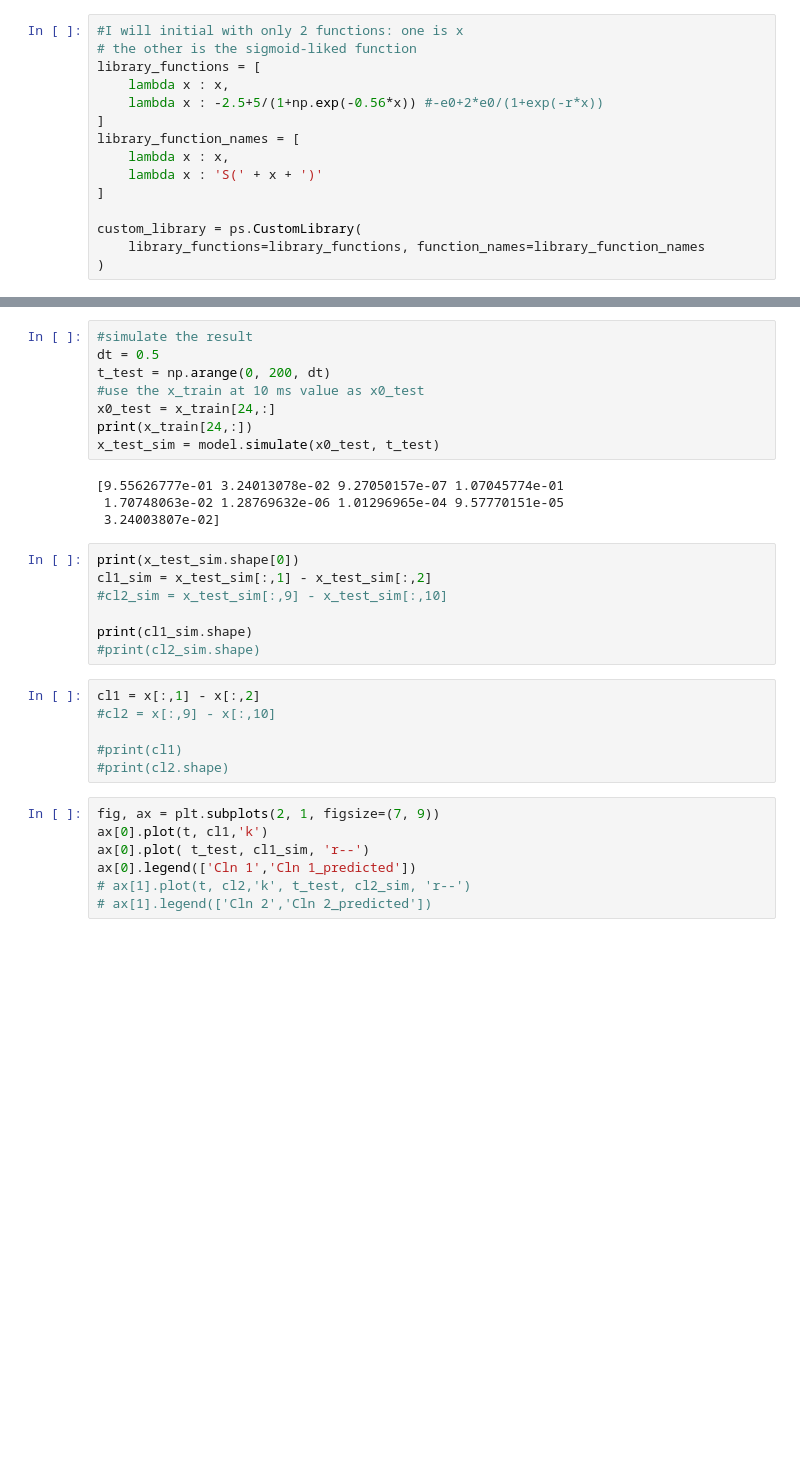
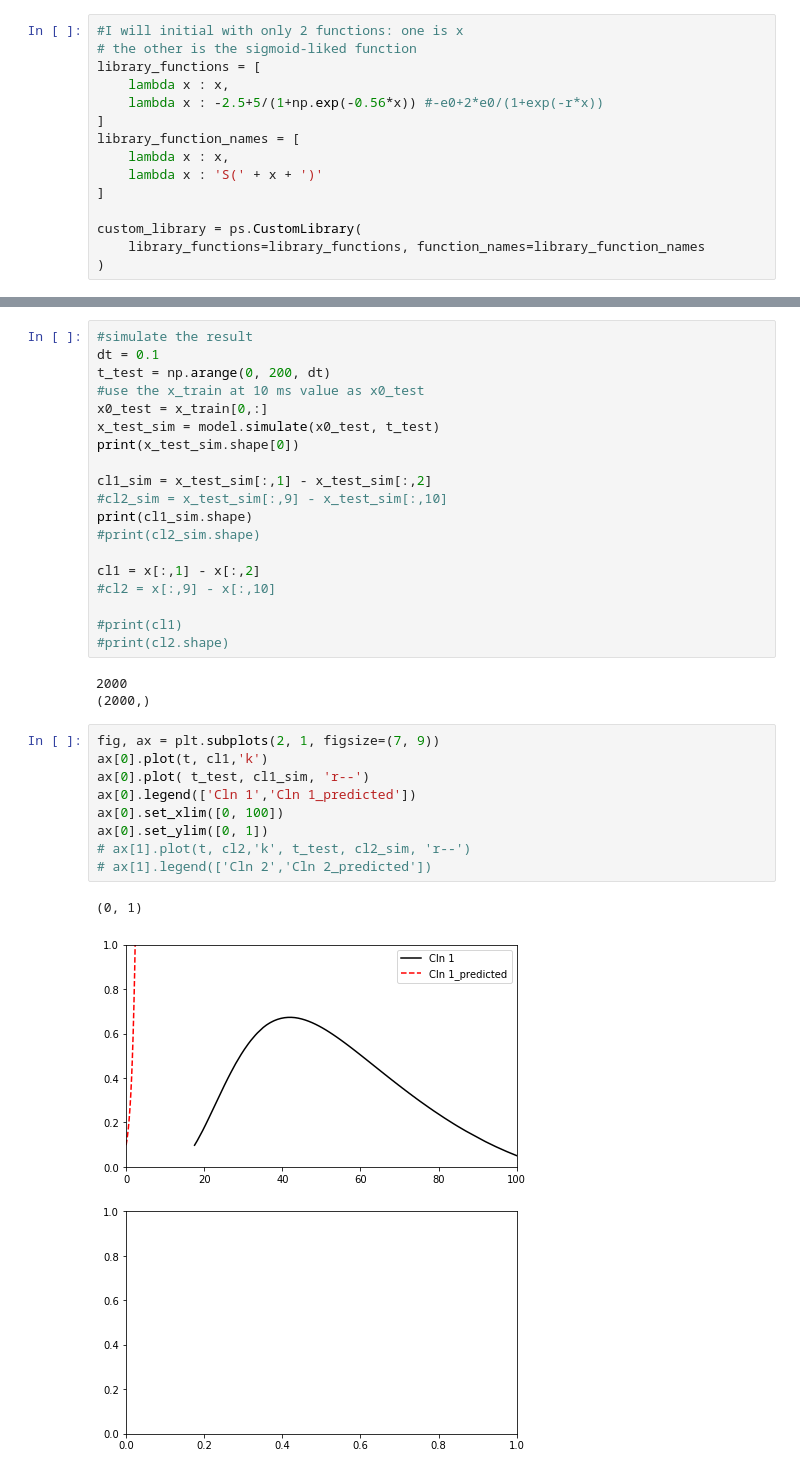
Before and after one commit to yuhangster/nonlinear-brain-mass-model, a Jupyter notebook: data-fit/sindy-fit.ipynb, the cells around one changed output, grey strips where cells are left out. Cells and saved outputs as stored; diff of their text form; blank space fills up the shorter version.

```diff
--- a/data-fit/sindy-fit.ipynb
+++ b/data-fit/sindy-fit.ipynb
@@ -112,32 +136,34 @@ Model score: -1.908585
 # %%
 #simulate the result
-dt = 0.5
+dt = 0.1
 t_test = np.arange(0, 200, dt)
 #use the x_train at 10 ms value as x0_test
-x0_test = x_train[24,:]
-print(x_train[24,:])
+x0_test = x_train[0,:]
 x_test_sim = model.simulate(x0_test, t_test)
+print(x_test_sim.shape[0])
+
+cl1_sim = x_test_sim[:,1] - x_test_sim[:,2]
+#cl2_sim = x_test_sim[:,9] - x_test_sim[:,10]
+print(cl1_sim.shape)
+#print(cl2_sim.shape)
+
+cl1 = x[:,1] - x[:,2]
+#cl2 = x[:,9] - x[:,10]
+
+#print(cl1)
+#print(cl2.shape)
 # %% [output]
-[9.55626777e-01 3.24013078e-02 9.27050157e-07 1.07045774e-01
- 1.70748063e-02 1.28769632e-06 1.01296965e-04 9.57770151e-05
- 3.24003807e-02]
+2000
+(2000,)
-# %%
-print(x_test_sim.shape[0])
-cl1_sim = x_test_sim[:,1] - x_test_sim[:,2]
-#cl2_sim = x_test_sim[:,9] - x_test_sim[:,10]
-
-print(cl1_sim.shape)
-#print(cl2_sim.shape)
-# %%
-cl1 = x[:,1] - x[:,2]
-#cl2 = x[:,9] - x[:,10]
-
-#print(cl1)
-#print(cl2.shape)
 # %%
 fig, ax = plt.subplots(2, 1, figsize=(7, 9))
 ax[0].plot(t, cl1,'k')
 ax[0].plot( t_test, cl1_sim, 'r--')
 ax[0].legend(['Cln 1','Cln 1_predicted'])
+ax[0].set_xlim([0, 100])
+ax[0].set_ylim([0, 1])
 # ax[1].plot(t, cl2,'k', t_test, cl2_sim, 'r--')
 # ax[1].legend(['Cln 2','Cln 2_predicted'])
+# %% [output]
+(0, 1)
+[figure, added]
```
Also changed, not shown: parts of 6 cells of this notebook, 7 other files.
